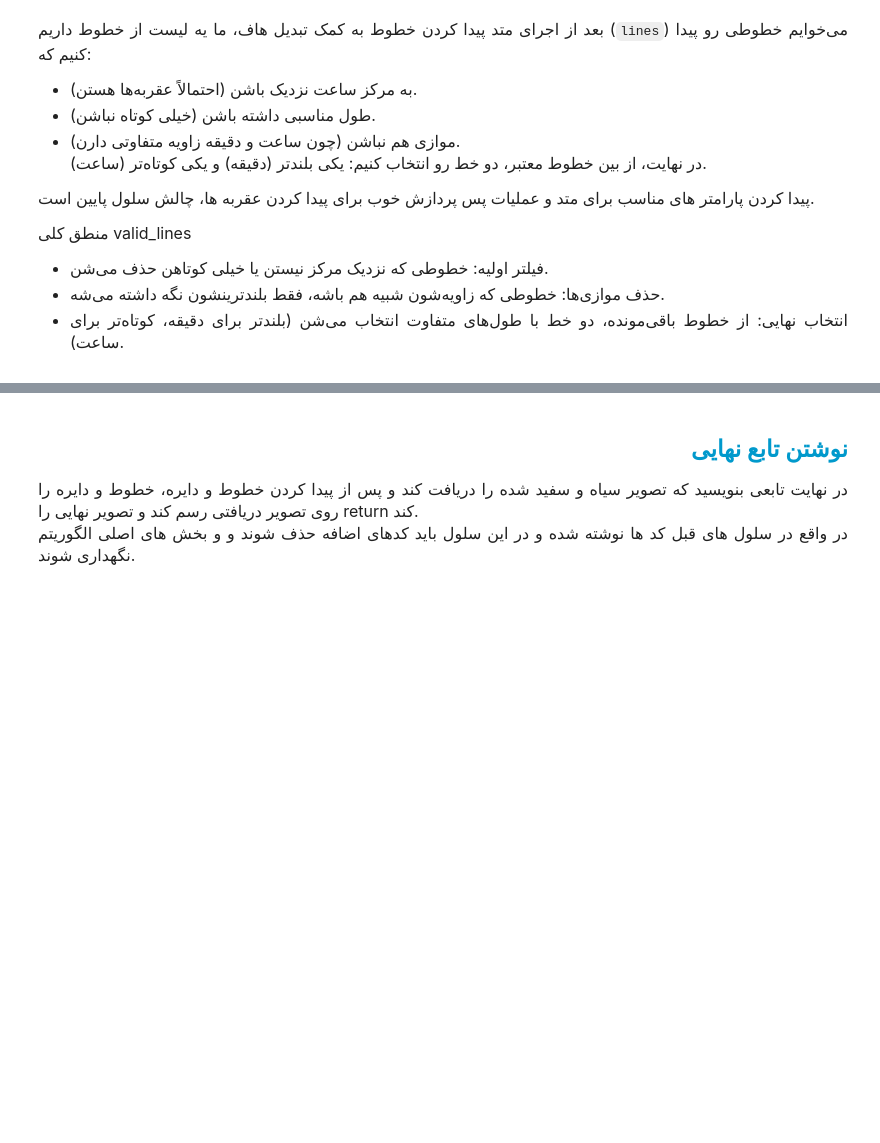
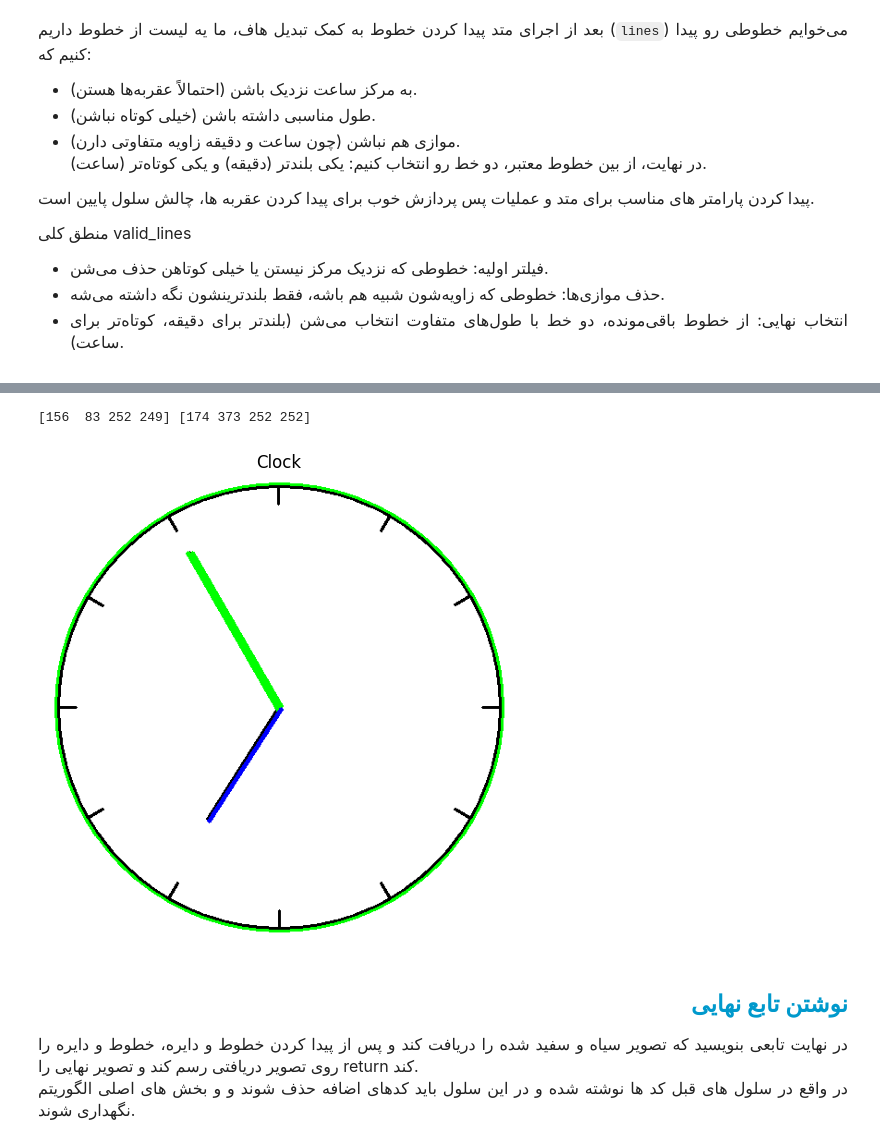
Before and after one commit to mahajialirezaei/image-processing-codes, a Jupyter notebook: Project 1/Figureout Clock/Code/notebook.ipynb, the cells around one changed output, grey strips where cells are left out. Cells and saved outputs as stored; diff of their text form; code cells hidden in the pictures; blank space fills up the shorter version.

Commit message:
imp detect lines and func detect_clock

```diff
--- a/Project 1/Figureout Clock/Code/notebook.ipynb
+++ b/Project 1/Figureout Clock/Code/notebook.ipynb
@@ -109,17 +109,16 @@ circles = cv2.HoughCircles(
     maxRadius=maxR
 )
 
-if circles is not None:
-    circles = np.uint16(np.around(circles[0]))
-    cx, cy, r = max(circles, key=lambda x: x[2])
-    print(cx, cy, r)
-    img3channel = cv2.cvtColor(gray, cv2.COLOR_GRAY2BGR)
-    cv2.circle(img3channel, (cx, cy), r, (0,255,0), 2)
+circles = np.uint16(np.around(circles[0]))
+cx, cy, radius = max(circles, key=lambda x: x[2])
+print(cx, cy, radius)
+img3channel = cv2.cvtColor(gray, cv2.COLOR_GRAY2BGR)
+cv2.circle(img3channel, (cx, cy), radius, (0,255,0), 2)
 
-    plt.imshow(cv2.cvtColor(img3channel, cv2.COLOR_BGR2RGB))
-    plt.title("Clock")
-    plt.axis('off')
-    plt.show()
+plt.imshow(cv2.cvtColor(img3channel, cv2.COLOR_BGR2RGB))
+plt.title("Clock")
+plt.axis('off')
+plt.show()
 # %% [output]
 250 250 242
 [figure]
@@ -180,3 +154,52 @@ plt.show()
+# %%
+image = clk1.copy()
+edges = cv2.Canny(image, 50, 150)
+
+lines = cv2.HoughLinesP(
+    edges,
+    rho=1,
+    theta=np.pi/180,
+    threshold=50,
+    minLineLength=int(radius*0.3),
+    maxLineGap=20
+)
+
+def line_length(l):
+    x1,y1,x2,y2 = l
+    return np.hypot(x2-x1, y2-y1)
+
+valid = []
+for l in lines[:,0]:
+    x1,y1,x2,y2 = l
+    if (np.hypot(x1-cx, y1-cy) < radius*0.2) or (np.hypot(x2-cx, y2-cy) < radius*0.2):
+        valid.append(l)
+
+
+
+def valid_lines_cr(ls_lines):
+    sorted(valid, key=line_length, reverse=True)
+    line_minute = ls_lines[0]
+    line_hour = ls_lines[1]
+    if line_minute[0] / line_minute[1] - line_hour[0] / line_hour[1] < 0.1:
+        ls_lines.remove(line_minute)
+        return valid_lines_cr(ls_lines)
+    return line_minute, line_hour
+
+line_minute, line_hour = valid_lines_cr(valid)
+
+
+out = clk1.copy()
+cv2.line(img3channel, (line_minute[0],line_minute[1]), (line_minute[2],line_minute[3]), (0,255,0), 3)
+cv2.line(img3channel, (line_hour[0],line_hour[1]),     (line_hour[2],line_hour[3]),     (255,0,0), 3)
+
+plt.figure(figsize=(6,6))
+plt.imshow(cv2.cvtColor(img3channel, cv2.COLOR_BGR2RGB))
+plt.axis('off')
+plt.title("Clock")
+plt.show()
+# %% [output]
+[156  83 252 249] [174 373 252 252]
+[figure, added]
 # %% [markdown]
 <h2 align=right style="line-height:200%;font-family:vazir;color:#0099cc">
 <font face="vazir" color="#0099cc">
```
Also changed, not shown: parts of 4 cells of this notebook, 3 other files.
